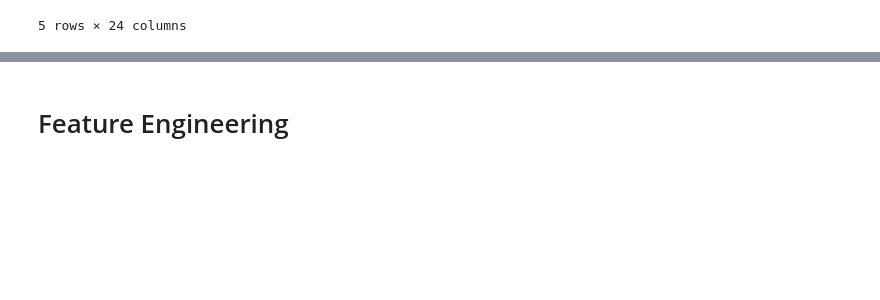
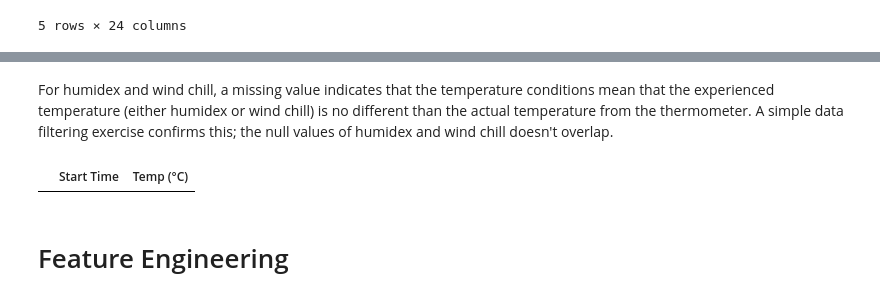
Before and after one commit to rickl4/bikeshare_project, a Jupyter notebook: stage3/modelling.ipynb, the cells around one changed output, grey strips where cells are left out. Saved outputs shown, nothing was run; the diff lists cells and outputs as text; code cells hidden in the pictures; blank space fills up the shorter version.

```diff
--- a/stage3/modelling.ipynb
+++ b/stage3/modelling.ipynb
@@ -112,3 +87,9 @@ weather_avg
+# %% [markdown]
+For humidex and wind chill, a missing value indicates that the temperature conditions mean that the experienced temperature (either humidex or wind chill) is no different than the actual temperature from the thermometer. A simple data filtering exercise confirms this; the null values of humidex and wind chill doesn't overlap.
+# %%
+trips[(~trips['Hmdx'].isna()) & (~trips['Wind Chill'].isna())][['Start Time', 'Temp (°C)']]
+# %% [output]
+|  | Start Time | Temp (°C) |
 # %% [markdown]
 # Feature Engineering
 # %%
```
Also changed, not shown: parts of 70 cells of this notebook, 2 other files.
